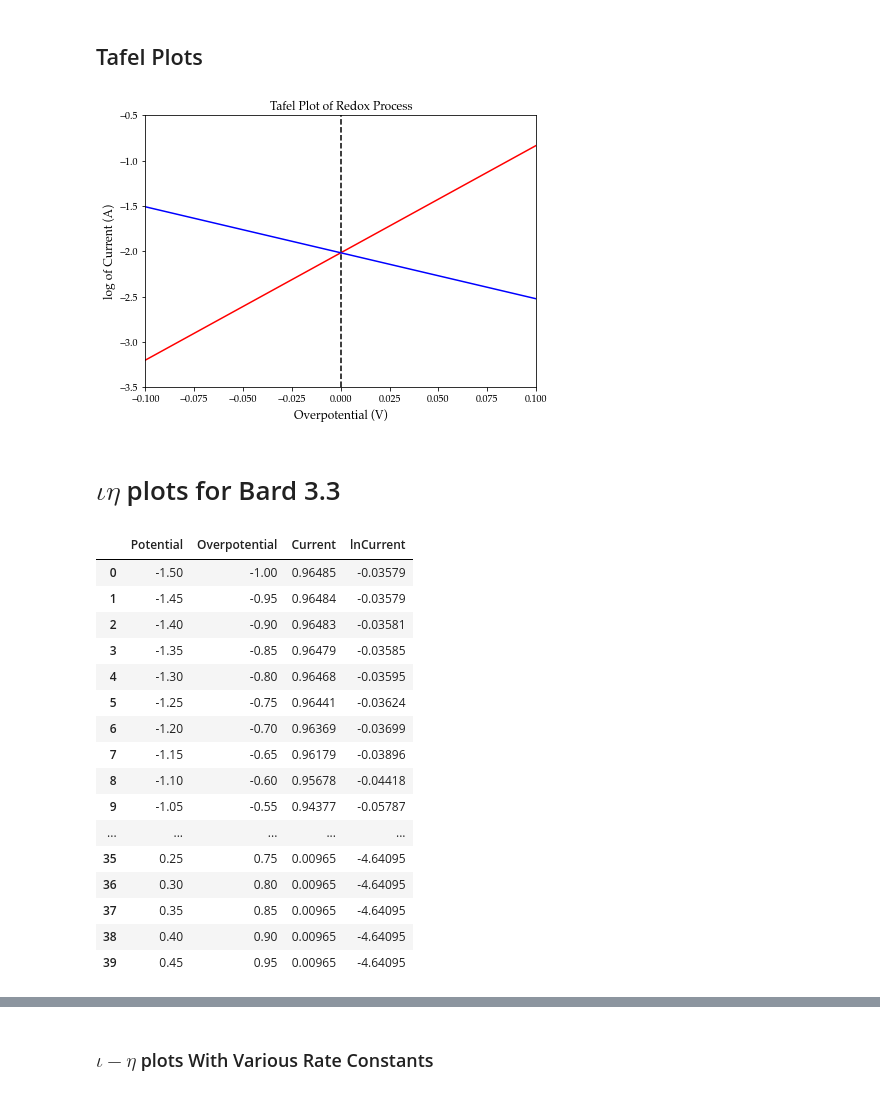
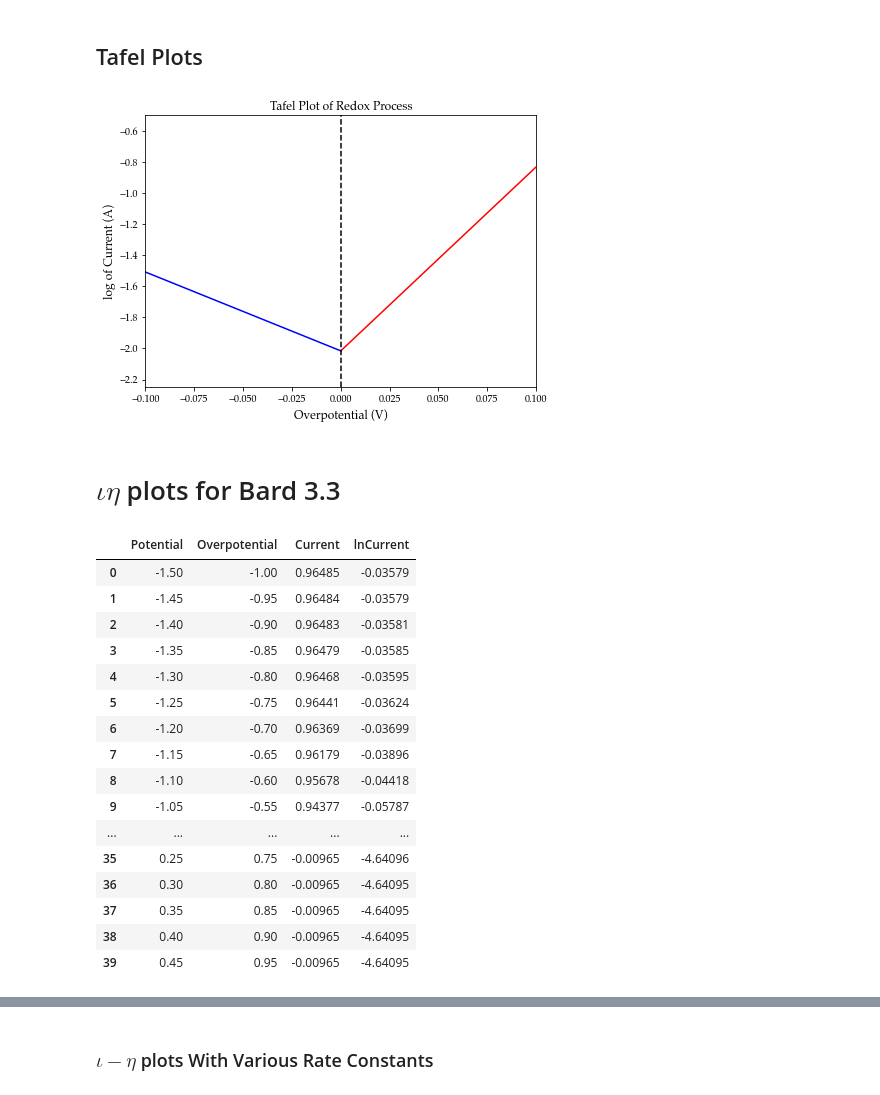
Before and after one commit to jmsieffer/ChemPhysicsMisc, a Jupyter notebook: ChemPhysicsMisc/MiscScienceScripts/ButlerVolmer.ipynb, the cells around one changed output, grey strips where cells are left out. Saved outputs shown, nothing was run; the diff lists cells and outputs as text; code cells hidden in the pictures.

```diff
--- a/ChemPhysicsMisc/MiscScienceScripts/ButlerVolmer.ipynb
+++ b/ChemPhysicsMisc/MiscScienceScripts/ButlerVolmer.ipynb
@@ -79,41 +79,44 @@ fig.savefig('BV.png', format='png', dpi=1200)
 # %%
 
 #Deriving log of current density
-CurrentDensityTotal = CurrentDensitya+CurrentDensityc
-logja = np.log10(abs(CurrentDensitya))
+Tafeletac = np.linspace(-(etamax), 0, 500)
+Tafeletaa = np.linspace(0, etamax, 500)
+CDATAF = CurrentDensityA(Tafeletaa)
+CDCTAF = CurrentDensityC(Tafeletac)
+logja = np.log10(abs(CDATAF))
 TafelCurrentDensityc = abs(CurrentDensityc)
-logjc = np.log10(TafelCurrentDensityc)
+logjc = np.log10(abs(CDCTAF))
 # %%
 #Plotting for Tafel Plot
 
 fig = plt.figure(figsize = (7,5))
 
 #Axis limits
 #plt.xlim(min(Eta),max(Eta))
 #plt.ylim(-600,600)
 plt.xlim(-.1,.1)
-plt.ylim(-3.5,-0.5)
+plt.ylim(-2.25,-0.5)
 
 
-plt.plot(Eta,logja, color = 'red')
-plt.plot(Eta,logjc, color = 'blue')
+plt.plot(Tafeletaa,logja, color = 'red')
+plt.plot(Tafeletac,logjc, color = 'blue')
 
 plt.axhline(y=0, color='k')
 plt.axvline(x=0, color='k', linestyle =  '--')
 #plt.plot(Eta,logja+logjc, color = 'black')
 
 #Font selection
 matplotlib.rcParams['font.serif'] = "Palatino"
 matplotlib.rcParams['font.family'] = "serif"
 
 #Plot Labeling
 plt.title('Tafel Plot of Redox Process')
 plt.xlabel('Overpotential (V)', fontsize = '12')
 plt.ylabel('log of Current (A)', fontsize = '12')
 
 fig.savefig('Tafel.png', format='png', dpi=1200)
 # %% [output]
-[figure, old version]
+[figure, new version]
 # %% [markdown]
 # $\iota \eta$ plots for Bard 3.3
 # %%
@@ -131,9 +134,9 @@ i0 = ExchangeCurrent(a, kTT, CO2, CR2)
 
 #Find ilc and ila
 def iancat(m, C):
-    return n * F * m * C
+    return n * F * m * C * A
 
-ila = iancat(mR,CR2)
+ila = -iancat(mR,CR2)
 ilc = iancat(mO,CO2)
 
 #Creating the DataFrame full of data
@@ -163,11 +166,11 @@ logCurrent = np.log(abs(df['Current']))
 df['lnCurrent'] = logCurrent
 
 df = df.round(5)
-df = df.drop([22,23,24,25])
+# df = df.drop([22,23,24,25])
 
-# window = 21
-# order = 2
-# y_sf = savgol_filter(df['Current'], window, order)
+# # window = 21
+# # order = 2
+# # y_sf = savgol_filter(df['Current'], window, order)
 dfn = df.drop(['exp1', 'exp2'], axis=1)
 dfn
 # %% [output]
@@ -183,11 +186,11 @@ dfn
 | 8 | -1.10 | -0.60 | 0.95678 | -0.04418 |
 | 9 | -1.05 | -0.55 | 0.94377 | -0.05787 |
 | ... | ... | ... | ... | ... |
-| 35 | 0.25 | 0.75 | 0.00965 | -4.64095 |
-| 36 | 0.30 | 0.80 | 0.00965 | -4.64095 |
-| 37 | 0.35 | 0.85 | 0.00965 | -4.64095 |
-| 38 | 0.40 | 0.90 | 0.00965 | -4.64095 |
-| 39 | 0.45 | 0.95 | 0.00965 | -4.64095 |
+| 35 | 0.25 | 0.75 | -0.00965 | -4.64096 |
+| 36 | 0.30 | 0.80 | -0.00965 | -4.64095 |
+| 37 | 0.35 | 0.85 | -0.00965 | -4.64095 |
+| 38 | 0.40 | 0.90 | -0.00965 | -4.64095 |
+| 39 | 0.45 | 0.95 | -0.00965 | -4.64095 |
 # %%
 #Plot Current vs Overpotential
 fig = plt.figure(figsize = (7,5))
```
Also changed, not shown: parts of 4 cells of this notebook, 4 other files.
